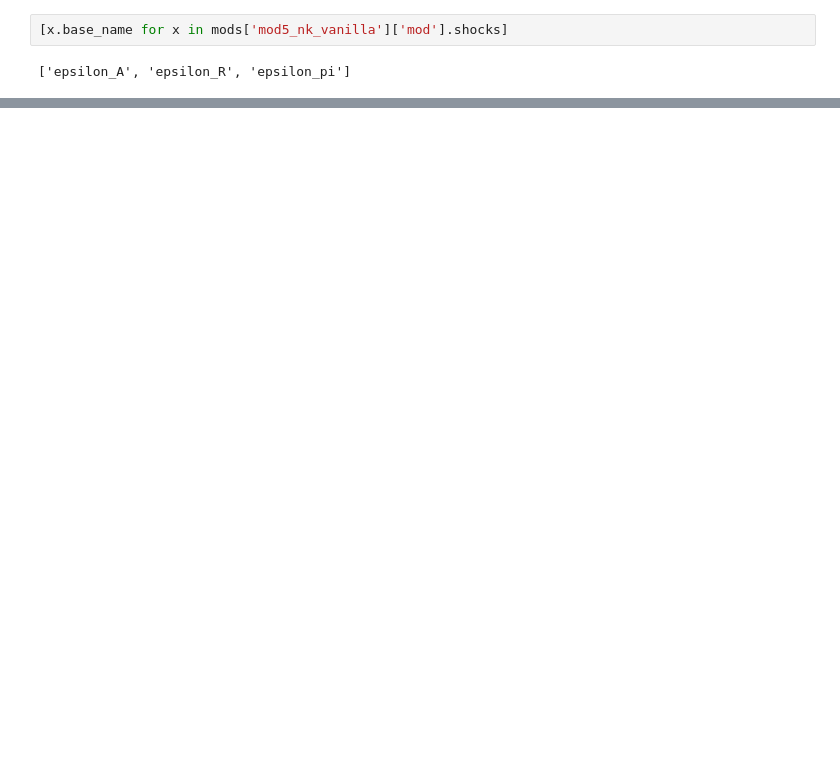
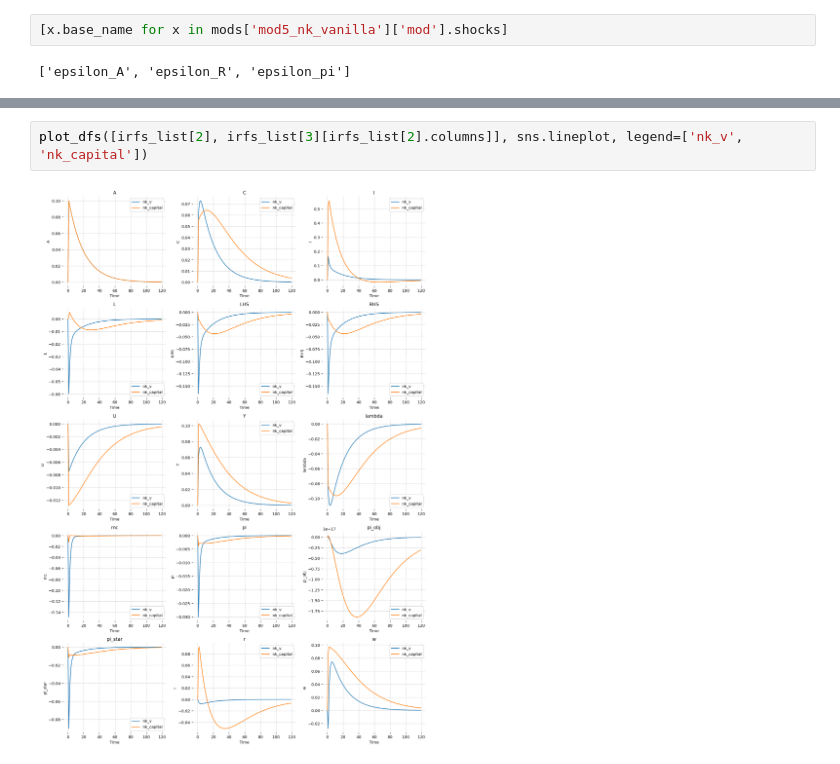
Before and after one commit to lukasgrahl/memoire1, a Jupyter notebook: notebooks/02-prep_model.ipynb, the cells around one changed output, grey strips where cells are left out. Drawn from its saved outputs; the diff is of its cells as text; blank space fills up the shorter version.

```diff
--- a/notebooks/02-prep_model.ipynb
+++ b/notebooks/02-prep_model.ipynb
@@ -77,0 +96,4 @@ plot_dfs(df_list,
+# %%
+plot_dfs([irfs_list[2], irfs_list[3][irfs_list[2].columns]], sns.lineplot, legend=['nk_v', 'nk_capital'])
+# %% [output]
+[figure, added]
```
Also changed, not shown: parts of 12 cells of this notebook, 6 other files.
